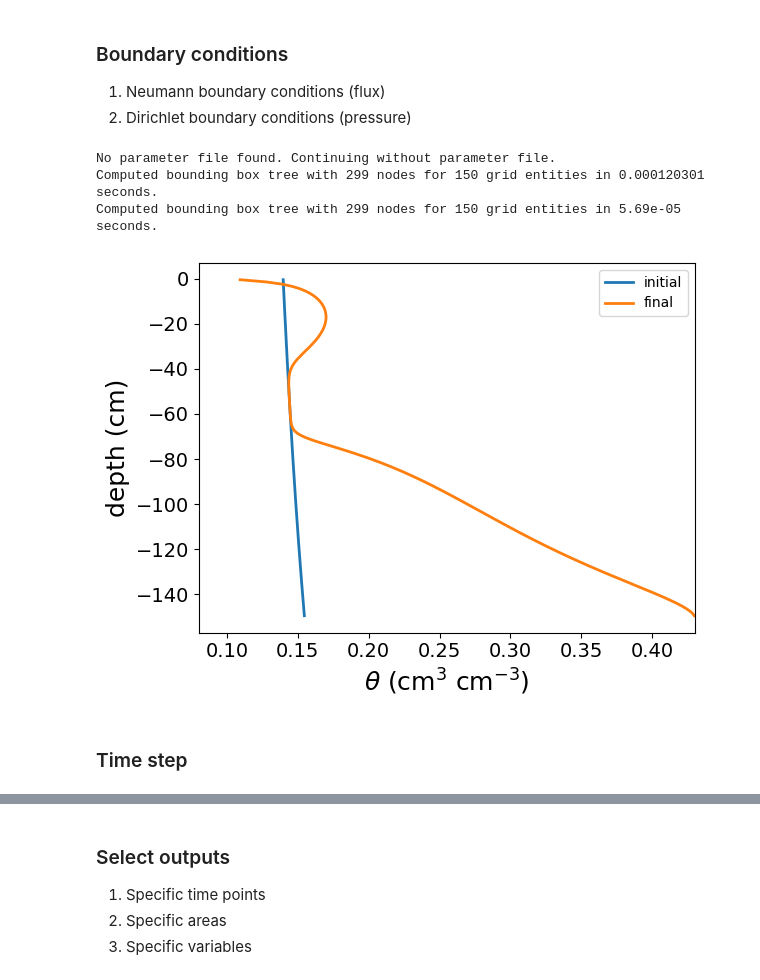
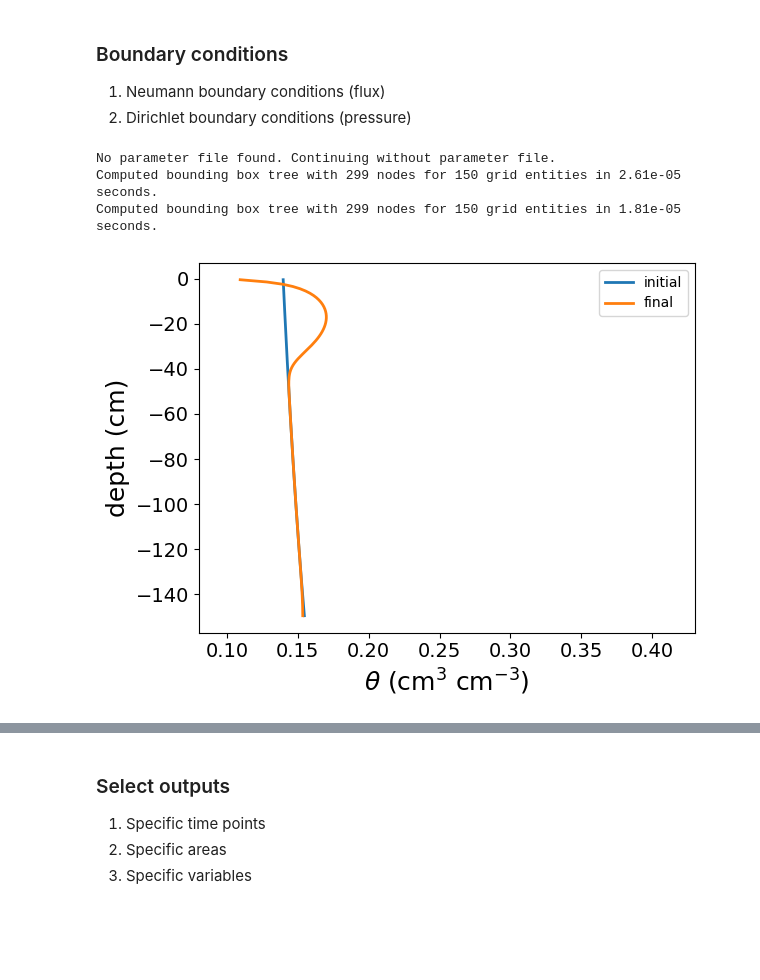
Before and after one commit to Plant-Root-Soil-Interactions-Modelling/CPlantBox, a Jupyter notebook: tutorial/jupyter/summer_school_2025/3_soil_hydraulics.ipynb, the cells around one changed output, grey strips where cells are left out. Cells and saved outputs as stored; diff of their text form; code cells hidden in the pictures; blank space fills up the shorter version.

```diff
--- a/tutorial/jupyter/summer_school_2025/3_soil_hydraulics.ipynb
+++ b/tutorial/jupyter/summer_school_2025/3_soil_hydraulics.ipynb
@@ -97 +149,13 @@ plt.legend()
 [figure]
+# %%
+def pressure_head(theta, sp):
+    """ returns pressure head at a given volumetric water content according to the van genuchten model
+        similar to vg.pressure_head(theta, sp)
+    """
+    assert theta > sp.theta_R
+    assert theta <= sp.theta_S
+    return -pow(pow((sp.theta_S - sp.theta_R) / (theta - sp.theta_R), (1. / sp.m)) - 1., 1. / sp.n) / sp.alpha
+
+def theta(h, sp):
+    """returns volumetric water content at a given pressure head according to the van Genuchten model"""
+    return sp.theta_R + (sp.theta_S - sp.theta_R) / pow(1. + pow(sp.alpha * abs(h), sp.n), sp.m)
@@ -148,7 +228,7 @@ Computed bounding box tree with 299 nodes for 150 grid entities in 2.77e-05 seco
 2. Dirichlet boundary conditions (pressure)
 # %%
 
-def run_simulation(top_boundary_condition, bot_boundary_condition, top_value, atmospheric_value, bot_value):
+def run_simulation(top_boundary_condition, bot_boundary_condition, top_value, atmospheric_value, bot_value, initial_pressure, at_equilibrium):
     min_b = [-1., -1., -150.] # size [cm]
     max_b = [0., 0., 0.] # size [cm]
     cell_number = [1, 1, 150] # resolution
@@ -156,7 +236,7 @@ def run_simulation(top_boundary_condition, bot_boundary_condition, top_value, at
     s = RichardsWrapper(RichardsSPnum())
     s.initialize()
     s.createGrid( min_b, max_b, cell_number)
-    s.setHomogeneousIC(-400., equilibrium = True)  # cm pressure head
+    s.setHomogeneousIC(initial_pressure, equilibrium = at_equilibrium)  # cm pressure head
     s.setVGParameters([loam])
     ###
     s.setTopBC(top_boundary_condition, top_value, atmospheric_value)
@@ -169,39 +249,41 @@ def run_simulation(top_boundary_condition, bot_boundary_condition, top_value, at
     points = s.getDofCoordinates()
     theta = s.getWaterContent()
 
     plt.figure(0)
     plt.plot(theta0, points0[:, 2], linewidth = 2, label = "initial")
     plt.plot(theta, points[:, 2], linewidth = 2, label = "final")
     plt.xlabel(r'$\theta$ (cm$^3$ cm$^{-3}$)', fontsize = 18)
     plt.ylabel('depth (cm)', fontsize = 18)
     plt.xticks(fontsize = 14); plt.yticks(fontsize = 14)
     plt.xlim(loam[0], loam[1])
     plt.legend()
     plt.show()
 
 atmospheric_value = []; top_value = 0.; bot_value = 0. # default
 
 # Neumann options: "noFlux", "constantFlux", bottom BC: "freeDrainage" advanced options: "atmospheric"
 # Dirichlet options: "constantPressure"
 
 # Neumann BC. flux is lowered if it cannot be respected
 # top_boundary_condition = "noFlux"
-# top_boundary_condition = "constantFlux"; top_value = -1. # [cm/day]
-# bot_boundary_condition = "freeDrainage"
+# top_boundary_condition = "constantFlux"; top_value = -1. # ; top_value = 1. #[cm/day]
+bot_boundary_condition = "freeDrainage"
 # bot_boundary_condition = "noFlux"
 # bot_boundary_condition = "constantFlux"; bot_value = 1. # [cm/day]
+
 # Neumann BC from environmental variables
 top_boundary_condition = "atmospheric"  ; atmospheric_value = [[0., 0.1, 0.1, 0.3, 1.e6], [10., 10., -0.1, -0.1, 0.]] # [day] and [cm/day]
 
 # Dirichlet BC.
 # top_boundary_condition = "constantPressure"; top_value = -1500. # [cm]
-bot_boundary_condition = "constantPressure"; bot_value = 0. # [cm]
+# bot_boundary_condition = "constantPressure"; bot_value = 0. # [cm]
 
-run_simulation(top_boundary_condition, bot_boundary_condition, top_value, atmospheric_value, bot_value)
+initial_pressure = -400
+at_equilibrium = True
+
+run_simulation(top_boundary_condition, bot_boundary_condition, top_value, atmospheric_value, bot_value, initial_pressure, at_equilibrium)
 # %% [output]
 No parameter file found. Continuing without parameter file.
-Computed bounding box tree with 299 nodes for 150 grid entities in 0.000120301 seconds.
-Computed bounding box tree with 299 nodes for 150 grid entities in 5.69e-05 seconds.
+Computed bounding box tree with 299 nodes for 150 grid entities in 2.61e-05 seconds.
+Computed bounding box tree with 299 nodes for 150 grid entities in 1.81e-05 seconds.
-[figure, old version]
+[figure, new version]
-# %% [markdown]
-### Time step
```
Also changed, not shown: parts of 12 cells of this notebook.
